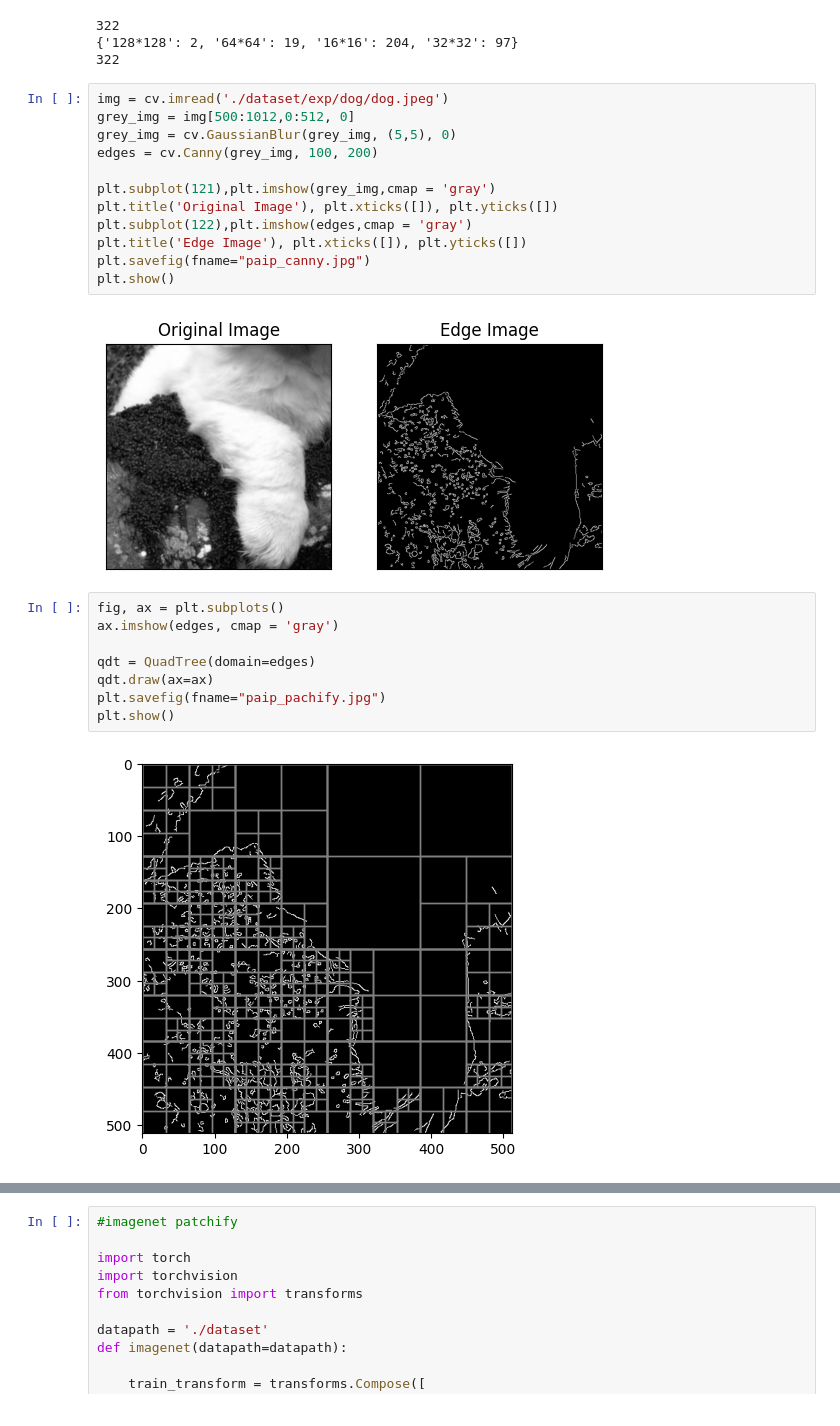
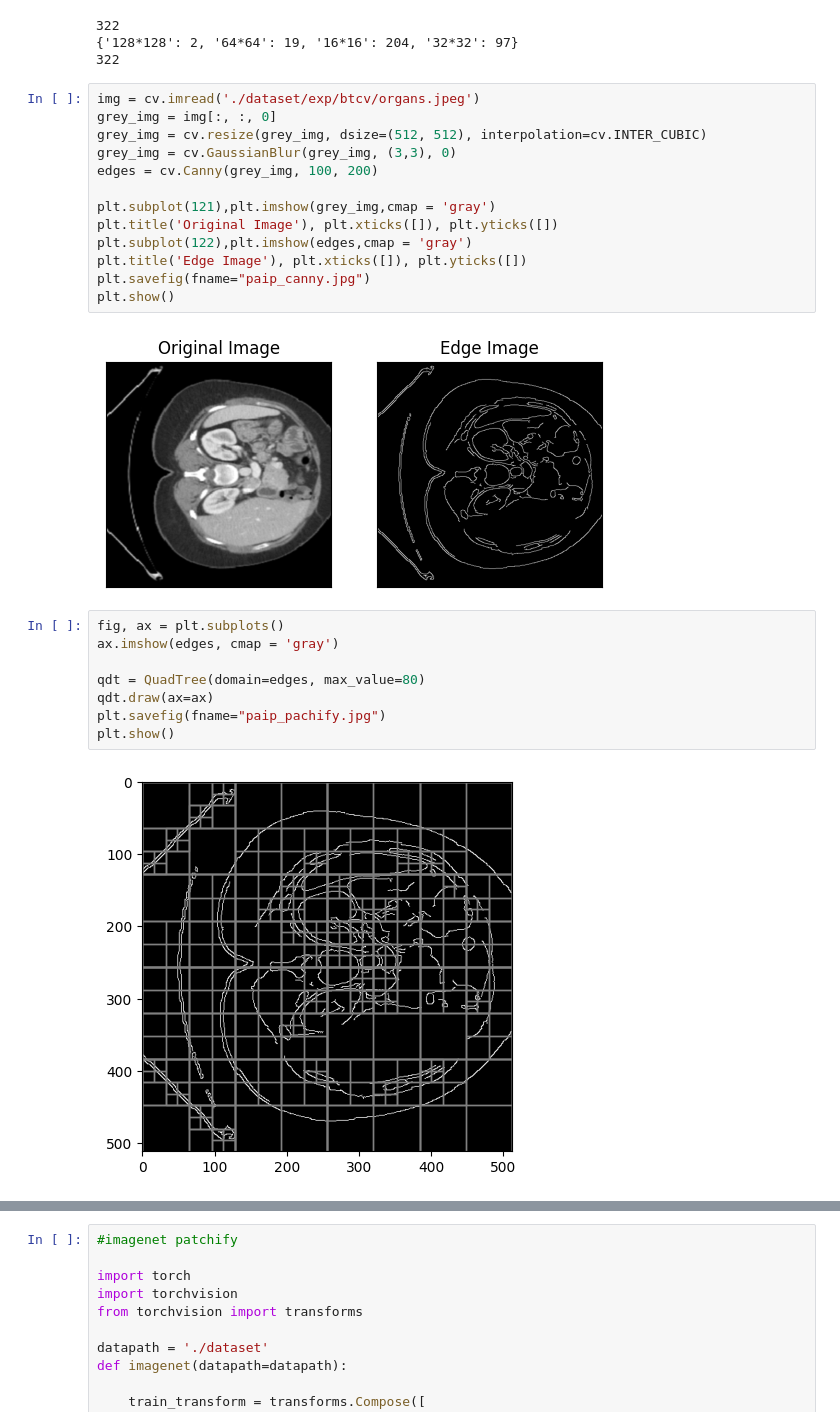
Before and after one commit to zhangenzhi/gvit, a Jupyter notebook: quadtree.ipynb, the cells around one changed output, grey strips where cells are left out. Cells and saved outputs as stored; diff of their text form.

```diff
--- a/quadtree.ipynb
+++ b/quadtree.ipynb
@@ -44,29 +44,30 @@ print(sum(patch_info.values()))
 {'128*128': 2, '64*64': 19, '16*16': 204, '32*32': 97}
 322
 # %%
-img = cv.imread('./dataset/exp/dog/dog.jpeg')
-grey_img = img[500:1012,0:512, 0]
-grey_img = cv.GaussianBlur(grey_img, (5,5), 0)
+img = cv.imread('./dataset/exp/btcv/organs.jpeg')
+grey_img = img[:, :, 0]
+grey_img = cv.resize(grey_img, dsize=(512, 512), interpolation=cv.INTER_CUBIC)
+grey_img = cv.GaussianBlur(grey_img, (3,3), 0)
 edges = cv.Canny(grey_img, 100, 200)
 
 plt.subplot(121),plt.imshow(grey_img,cmap = 'gray')
 plt.title('Original Image'), plt.xticks([]), plt.yticks([])
 plt.subplot(122),plt.imshow(edges,cmap = 'gray')
 plt.title('Edge Image'), plt.xticks([]), plt.yticks([])
 plt.savefig(fname="paip_canny.jpg")
 plt.show()
 # %% [output]
-[figure, old version]
+[figure, new version]
 # %%
 fig, ax = plt.subplots()
 ax.imshow(edges, cmap = 'gray')
 
-qdt = QuadTree(domain=edges)
+qdt = QuadTree(domain=edges, max_value=80)
 qdt.draw(ax=ax)
 plt.savefig(fname="paip_pachify.jpg")
 plt.show()
 # %% [output]
-[figure, old version]
+[figure, new version]
 # %%
 # 8x8 => 1036 patches
 # 512/8 = 64*64 => 4096 patches
```
Also changed, not shown: parts of 2 cells of this notebook, 4 other files.
